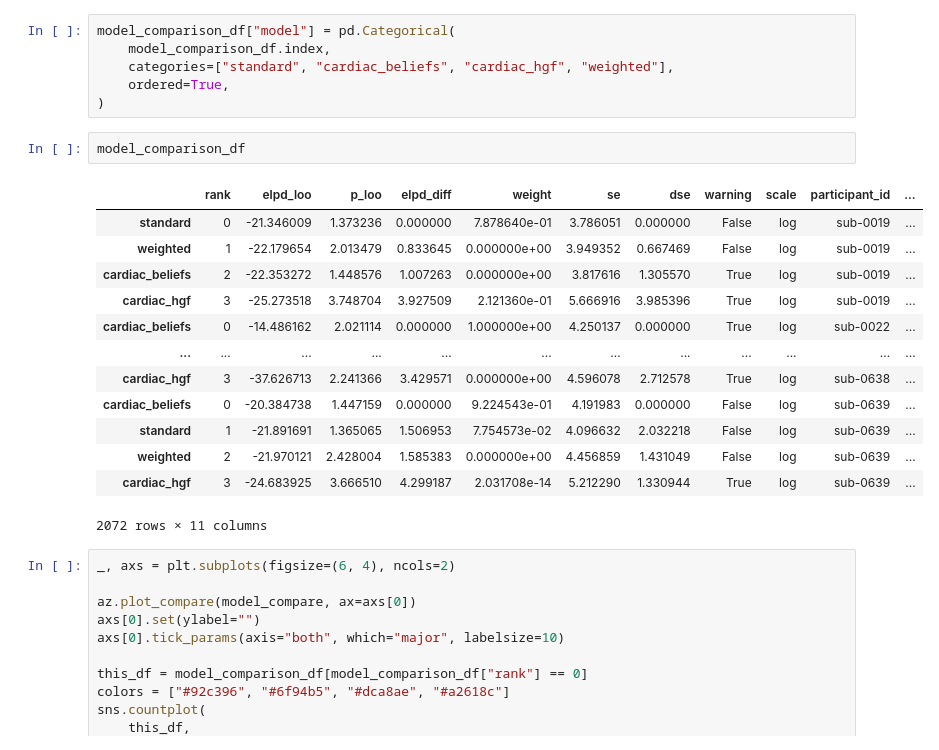
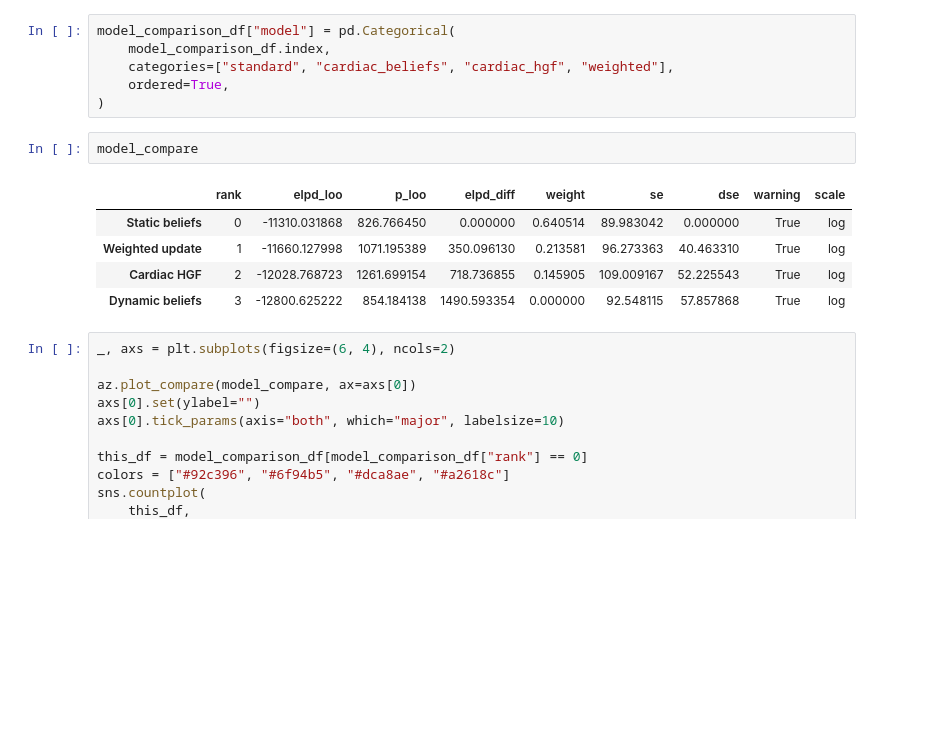
Before and after one commit to LegrandNico/ComputationalCardioception, a Jupyter notebook: code/notebooks/Figure_5_Model_comparison.ipynb, the cells around one changed output. Drawn from its saved outputs; the diff is of its cells as text; blank space fills up the shorter version.

```diff
--- a/code/notebooks/Figure_5_Model_comparison.ipynb
+++ b/code/notebooks/Figure_5_Model_comparison.ipynb
@@ -134,21 +134,13 @@ model_comparison_df["model"] = pd.Categorical(
     ordered=True,
 )
 # %%
-model_comparison_df
+model_compare
 # %% [output]
-|  | rank | elpd_loo | p_loo | elpd_diff | weight | se | dse | warning | scale | participant_id | ... |
-| standard | 0 | -21.346009 | 1.373236 | 0.000000 | 7.878640e-01 | 3.786051 | 0.000000 | False | log | sub-0019 | ... |
-| weighted | 1 | -22.179654 | 2.013479 | 0.833645 | 0.000000e+00 | 3.949352 | 0.667469 | False | log | sub-0019 | ... |
-| cardiac_beliefs | 2 | -22.353272 | 1.448576 | 1.007263 | 0.000000e+00 | 3.817616 | 1.305570 | True | log | sub-0019 | ... |
-| cardiac_hgf | 3 | -25.273518 | 3.748704 | 3.927509 | 2.121360e-01 | 5.666916 | 3.985396 | True | log | sub-0019 | ... |
-| cardiac_beliefs | 0 | -14.486162 | 2.021114 | 0.000000 | 1.000000e+00 | 4.250137 | 0.000000 | True | log | sub-0022 | ... |
-| ... | ... | ... | ... | ... | ... | ... | ... | ... | ... | ... | ... |
-| cardiac_hgf | 3 | -37.626713 | 2.241366 | 3.429571 | 0.000000e+00 | 4.596078 | 2.712578 | True | log | sub-0638 | ... |
-| cardiac_beliefs | 0 | -20.384738 | 1.447159 | 0.000000 | 9.224543e-01 | 4.191983 | 0.000000 | False | log | sub-0639 | ... |
-| standard | 1 | -21.891691 | 1.365065 | 1.506953 | 7.754573e-02 | 4.096632 | 2.032218 | False | log | sub-0639 | ... |
-| weighted | 2 | -21.970121 | 2.428004 | 1.585383 | 0.000000e+00 | 4.456859 | 1.431049 | False | log | sub-0639 | ... |
-| cardiac_hgf | 3 | -24.683925 | 3.666510 | 4.299187 | 2.031708e-14 | 5.212290 | 1.330944 | True | log | sub-0639 | ... |
+|  | rank | elpd_loo | p_loo | elpd_diff | weight | se | dse | warning | scale |
+| Static beliefs | 0 | -11310.031868 | 826.766450 | 0.000000 | 0.640514 | 89.983042 | 0.000000 | True | log |
+| Weighted update | 1 | -11660.127998 | 1071.195389 | 350.096130 | 0.213581 | 96.273363 | 40.463310 | True | log |
+| Cardiac HGF | 2 | -12028.768723 | 1261.699154 | 718.736855 | 0.145905 | 109.009167 | 52.225543 | True | log |
+| Dynamic beliefs | 3 | -12800.625222 | 854.184138 | 1490.593354 | 0.000000 | 92.548115 | 57.857868 | True | log |
-2072 rows × 11 columns
 # %%
 _, axs = plt.subplots(figsize=(6, 4), ncols=2)
 
```
Also changed, not shown: parts of 1 cell of this notebook, 16 other files.
